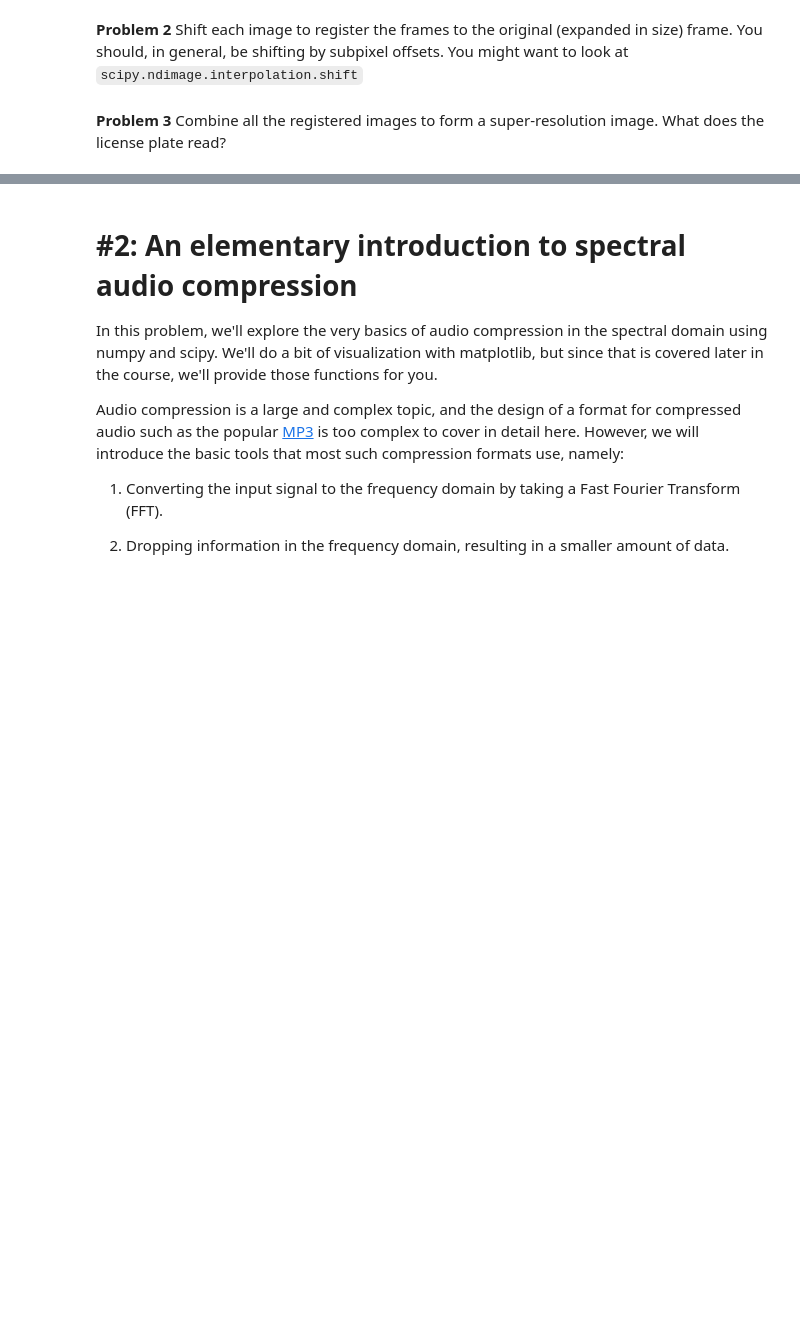
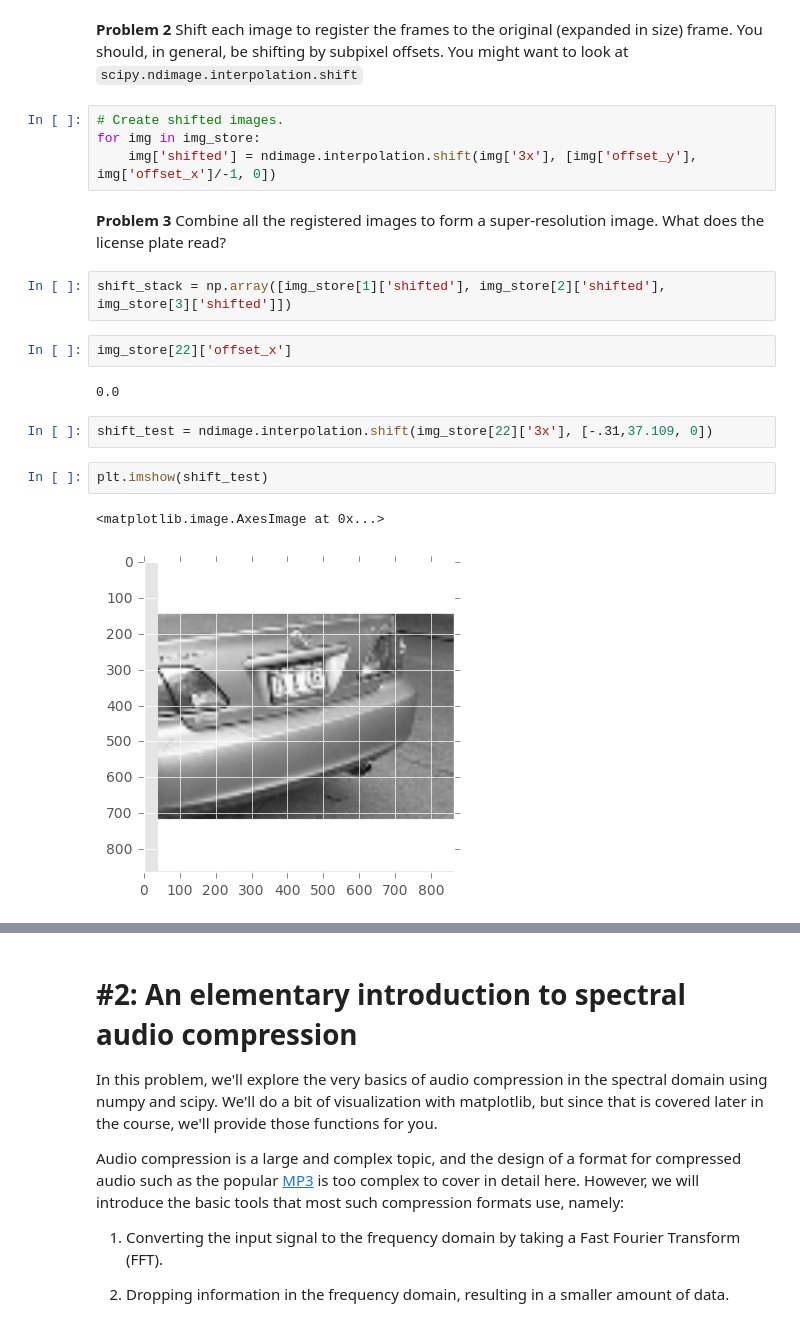
Before and after one commit to danlurie/py4sci_homework, a Jupyter notebook: hw_1/hw_1_assignment.ipynb, the cells around one changed output, grey strips where cells are left out. Drawn from its saved outputs; the diff is of its cells as text; blank space fills up the shorter version.

```diff
--- a/hw_1/hw_1_assignment.ipynb
+++ b/hw_1/hw_1_assignment.ipynb
@@ -115,4 +114,21 @@ np.
 # %% [markdown]
 **Problem 2** Shift each image to register the frames to the original (expanded in size) frame. You should, in general, be shifting by subpixel offsets. You might want to look at `scipy.ndimage.interpolation.shift`
+# %%
+# Create shifted images.
+for img in img_store:
+    img['shifted'] = ndimage.interpolation.shift(img['3x'], [img['offset_y'], img['offset_x']/-1, 0])
 # %% [markdown]
 **Problem 3** Combine all the registered images to form a super-resolution image. What does the license plate read?
+# %%
+shift_stack = np.array([img_store[1]['shifted'], img_store[2]['shifted'], img_store[3]['shifted']])
+# %%
+img_store[22]['offset_x']
+# %% [output]
+0.0
+# %%
+shift_test = ndimage.interpolation.shift(img_store[22]['3x'], [-.31,37.109, 0])
+# %%
+plt.imshow(shift_test)
+# %% [output]
+<matplotlib.image.AxesImage at 0x...>
+[figure, added]
```
Also changed, not shown: parts of 52 cells of this notebook.
